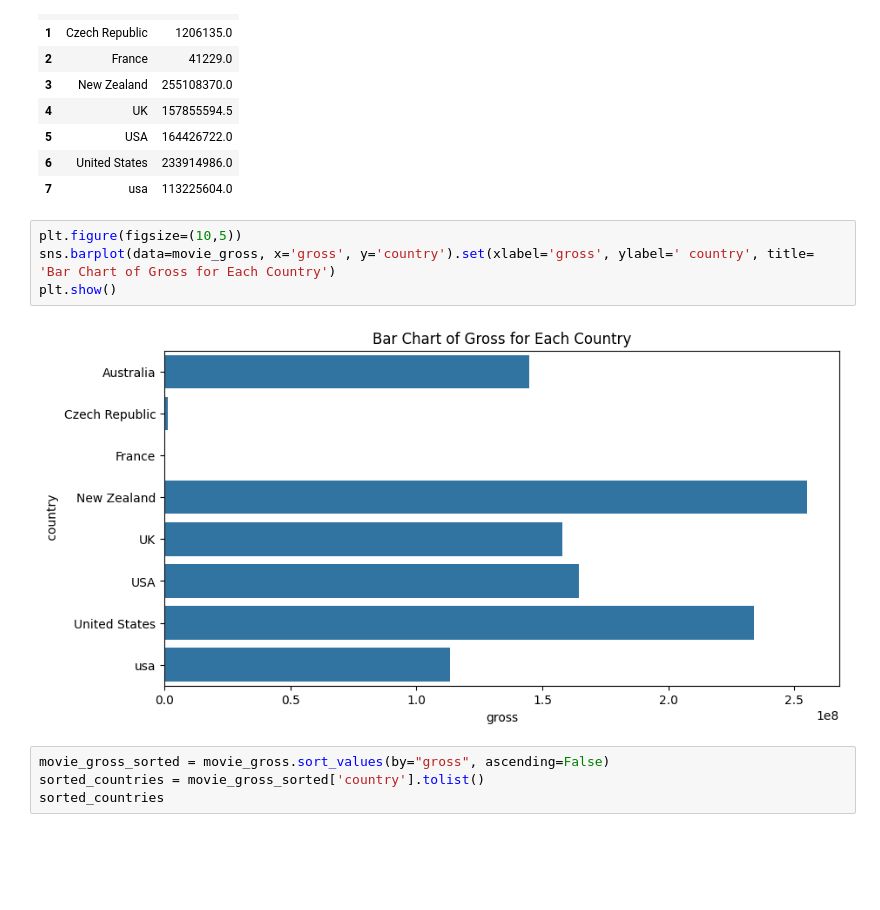
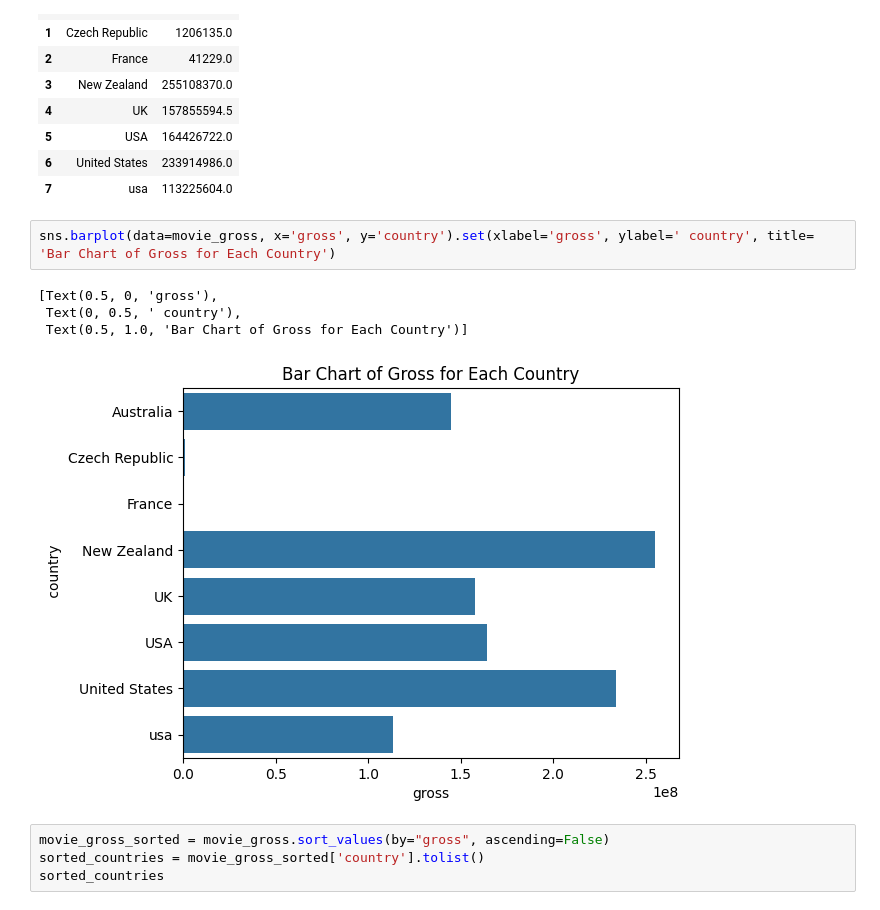
Before and after one commit to dkang131/ASDOS-OSP, a Jupyter notebook: W12/M12.ipynb, the cells around one changed output. Cells and saved outputs as stored; diff of their text form; blank space fills up the shorter version.

```diff
--- a/W12/M12.ipynb
+++ b/W12/M12.ipynb
@@ -135,11 +123,12 @@ movie_gross
 | 6 | United States | 233914986.0 |
 | 7 | usa | 113225604.0 |
 # %%
-plt.figure(figsize=(10,5))
 sns.barplot(data=movie_gross, x='gross', y='country').set(xlabel='gross', ylabel=' country', title= 'Bar Chart of Gross for Each Country')
-plt.show()
 # %% [output]
+[Text(0.5, 0, 'gross'),
+ Text(0, 0.5, ' country'),
+ Text(0.5, 1.0, 'Bar Chart of Gross for Each Country')]
-[figure, old version]
+[figure, new version]
 # %%
 movie_gross_sorted = movie_gross.sort_values(by="gross", ascending=False)
 sorted_countries = movie_gross_sorted['country'].tolist()
```
Also changed, not shown: parts of 7 cells of this notebook, 2 other files.
